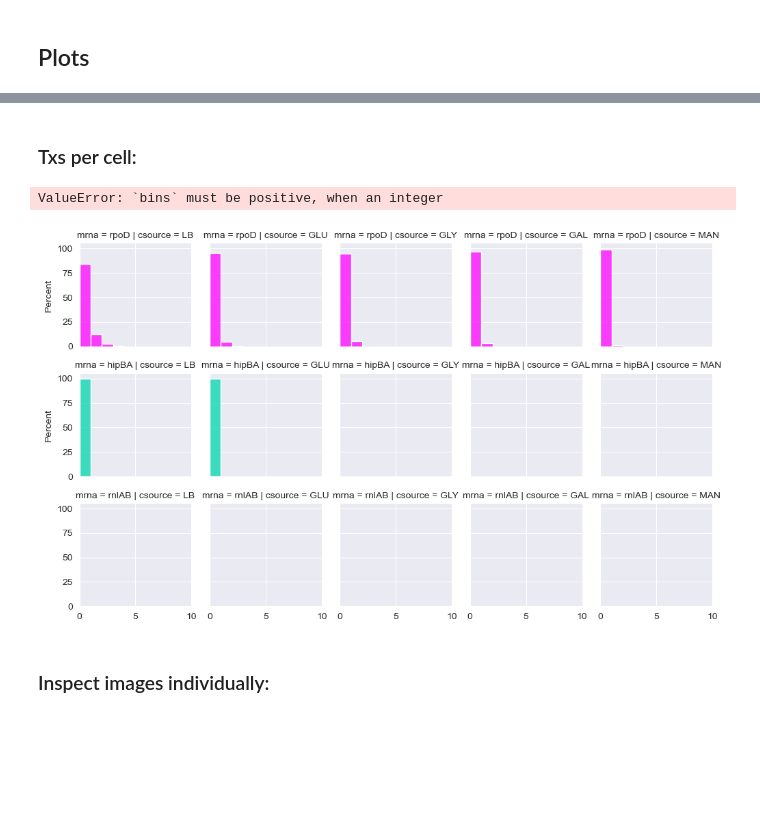
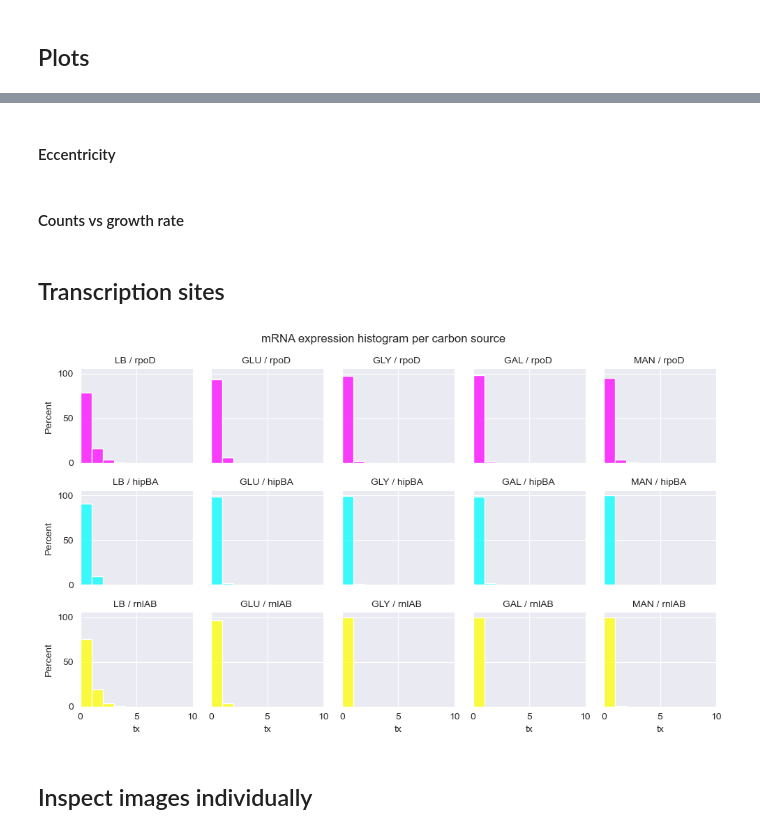
Before and after one commit to LaToyaVanderB/Ecoli_smFISH, a Jupyter notebook: src/06-plot-results.ipynb, the cells around one changed output, grey strips where cells are left out. Drawn from its saved outputs; the diff is of its cells as text; code cells hidden in the pictures; blank space fills up the shorter version.

```diff
--- a/src/06-plot-results.ipynb
+++ b/src/06-plot-results.ipynb
@@ -35,8 +51,10 @@ logging.info(f'reading from directory {rootdir}')
 # %%
-palette = {
+palette_mrna = {
     'rpoD': 'magenta',
-    'hipBA': '#00d6ae',
-    'rnlAB': '#d2d100',
+    'rnlAB': 'yellow',
+    'hipBA': 'cyan',
 }
+palette_replicate = sns.color_palette("hls", 4)
+palette_csource = sns.color_palette("viridis", as_cmap=True)
 # %% [markdown]
 #### Stacked format
@@ -89,0 +64,14 @@ df_stacked
+# %%
+dfs = []
+for f in Path(rootdir).glob('*/*/results.csv'):
+# for f in Path(rootdir).glob('20241029-exp24/exp24-GLU-right-2_01/results.csv'):
+    cell_df = pd.read_csv(f.parent / "cells.csv")
+    for mrna in mrna_ordered:
+        f_mrna = Path(str(f) + f'.{mrna}')
+        logging.info(f'..loading file: {f_mrna}')
+        df = pd.read_csv(f_mrna)
+        df['image'] = f_mrna.parts[-2]
+        df['experiment'] = f_mrna.parts[-3]
+        df = df.join(cell_df.set_index('image_cell_id'), on='image_cell_id')
+        dfs.append(df)
+df_stacked = pd.concat(dfs)
@@ -89,0 +112,18 @@ df_stacked
+# %%
+pattern = re.compile(f'(?P<strain>[0-9A-Za-z]+)[_-](?P<csource>{"|".join(csources_ordered)})[-_](?P<coverslip>.*)')
+
+def parse_image_name(r):
+    s = r['image']
+    match = pattern.search(s)
+    d = match.groupdict()
+
+    seqnr = re.search('(?P<seqnr>[0-9]+)$', d['coverslip'])[0]
+    d['coverslip'] = re.sub('_[0-9]+$', '', d['coverslip'])
+    return d['strain'], d['csource'], d['coverslip'], seqnr
+
+df_stacked[['strain', 'csource', 'coverslip', 'seqnr']] = df_stacked.apply(parse_image_name, axis=1, result_type='expand')
+df_stacked['strain'] = 'MG1655'
+df_stacked['replicate'] = df_stacked['experiment'].apply(lambda x: re.search('exp[0-9]+|LB$', x)[0])
+df_stacked['unique_cell_id'] = df_stacked.apply(lambda r: r['replicate'] + "." + r['image'] + "." + str(r['image_cell_id']), axis=1)
+df_stacked['selected'] = True
+df_stacked
@@ -516,17 +738,20 @@ g = sns.barplot(all_frequencies.query('cardinality == 2').query('csource != "LB"
+# %% [markdown]
+#### Eccentricity
+# %% [markdown]
+#### Counts vs growth rate
 # %% [markdown]
-### Txs per cell:
+## Transcription sites
 # %%
 g = sns.FacetGrid(df_stacked, row='mrna', row_order=mrna_ordered, col='csource', col_order=csources_ordered,
-                  xlim=(0, 10), sharex=True, sharey=True, hue='mrna', palette=palette, height=2);
+                  xlim=(0, 10), sharex=True, sharey=True, hue='mrna', palette=palette_mrna, height=2);
 g.map_dataframe(sns.histplot, x='tx', binwidth=1, stat='percent')
 g.set_titles('{col_name} / {row_name} ');
 g.fig.suptitle('mRNA expression histogram per carbon source')
 g.tight_layout();
 # %% [output]
-ValueError: `bins` must be positive, when an integer
-[figure, old version]
+[figure, new version]
 # %% [markdown]
-### Inspect images individually:
+## Inspect images individually
 # %%
 image = 'MG1655_LB_fixed2806_hybed1906_left_01'
 data = df_stacked.query('image == @image')
```
Also changed, not shown: parts of 80 cells of this notebook, 6 other files.
